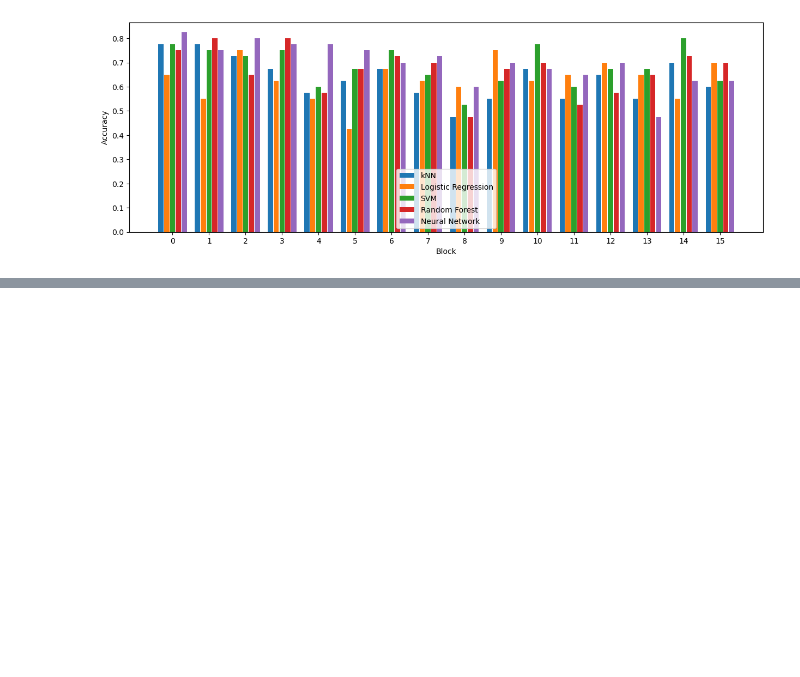
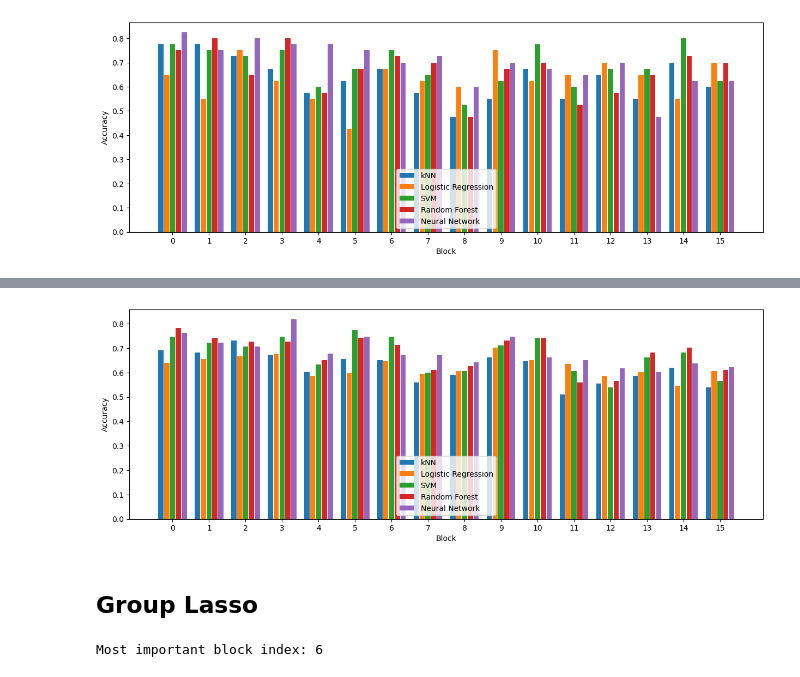
Before and after one commit to FelixJons/mve411-big-data-stats, a Jupyter notebook: assignment-3/question-2b.ipynb, the cells around one changed output, grey strips where cells are left out. Cells and saved outputs as stored; diff of their text form; code cells hidden in the pictures; blank space fills up the shorter version.

Commit message:
Implement group lasso

```diff
--- a/assignment-3/question-2b.ipynb
+++ b/assignment-3/question-2b.ipynb
@@ -269,0 +317,56 @@ plt.show()
+# %%
+cv_data = {
+    "kNN": cv_block_accuracy_per_classifier["kNN"],
+    "Logistic Regression": cv_block_accuracy_per_classifier["Logistic Regression"],
+    "SVM": cv_block_accuracy_per_classifier["SVM"],
+    "Random Forest": cv_block_accuracy_per_classifier["Random Forest"],
+    "Neural Network": cv_block_accuracy_per_classifier["Neural Network"],
+}
+
+fig, ax = plt.subplots(1, 1, figsize=(15, 5))
+bar_plot(ax, cv_data, total_width=0.8, single_width=0.9)
+ax.set_xlabel("Block")
+ax.set_ylabel("Accuracy")
+ax.xaxis.set_ticks(selected_blocks)
+plt.show()
+# %% [output]
+[figure, added]
+# %% [markdown]
+## Group Lasso
+# %%
+from group_lasso import GroupLasso
+from sklearn.preprocessing import StandardScaler
+from sklearn.linear_model import LogisticRegression
+
+n_total_blocks = 16
+n_pixels_per_block = 256
+groups = np.repeat(np.arange(n_total_blocks), n_pixels_per_block / n_total_blocks)
+
+# Initialize and fit Group Lasso
+group_lasso = GroupLasso(
+    groups=groups,
+    group_reg=0.1,  # Regularization parameter for groups
+    l1_reg=0.01,  # Regularization parameter for L1 penalty
+    frobenius_lipschitz=True,
+    scale_reg="group_size",
+    subsampling_scheme=1,
+    n_iter=10000,
+    tol=1e-3,
+    warm_start=True,
+    random_state=42,
+    supress_warning=True,
+)
+
+blocks = df_blocks.iloc[:, :-2].values
+labels = df_blocks["Label"].values
+
+group_lasso.fit(blocks, labels)
+
+# Identify the most important block
+coef = group_lasso.coef_
+block_importance = np.sum(np.abs(coef.reshape(n_total_blocks, -1)), axis=1)
+most_important_block = np.argmax(block_importance)
+
+print(f"Most important block index: {most_important_block}")
+# %% [output]
+Most important block index: 6
```
Also changed, not shown: parts of 8 cells of this notebook.
